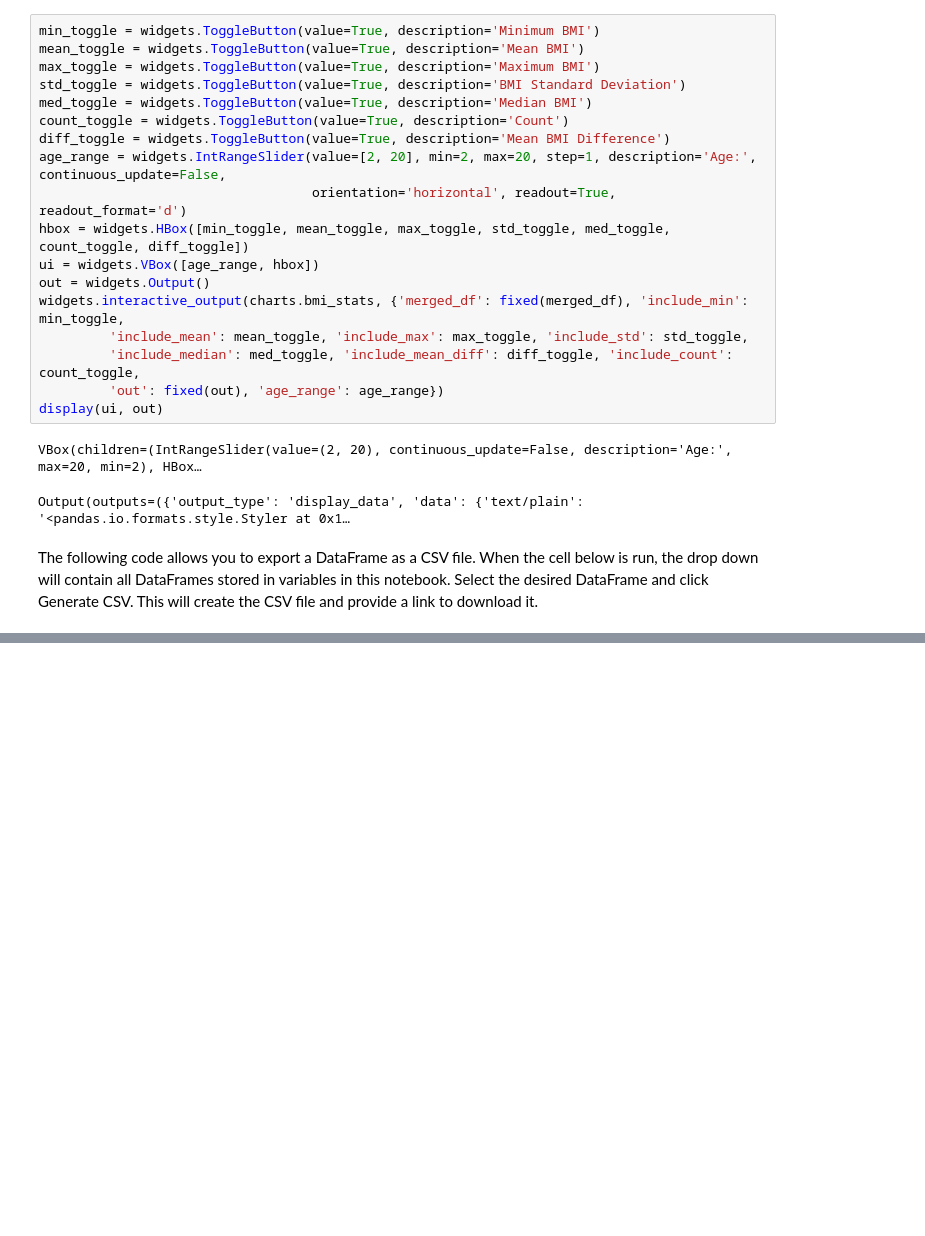
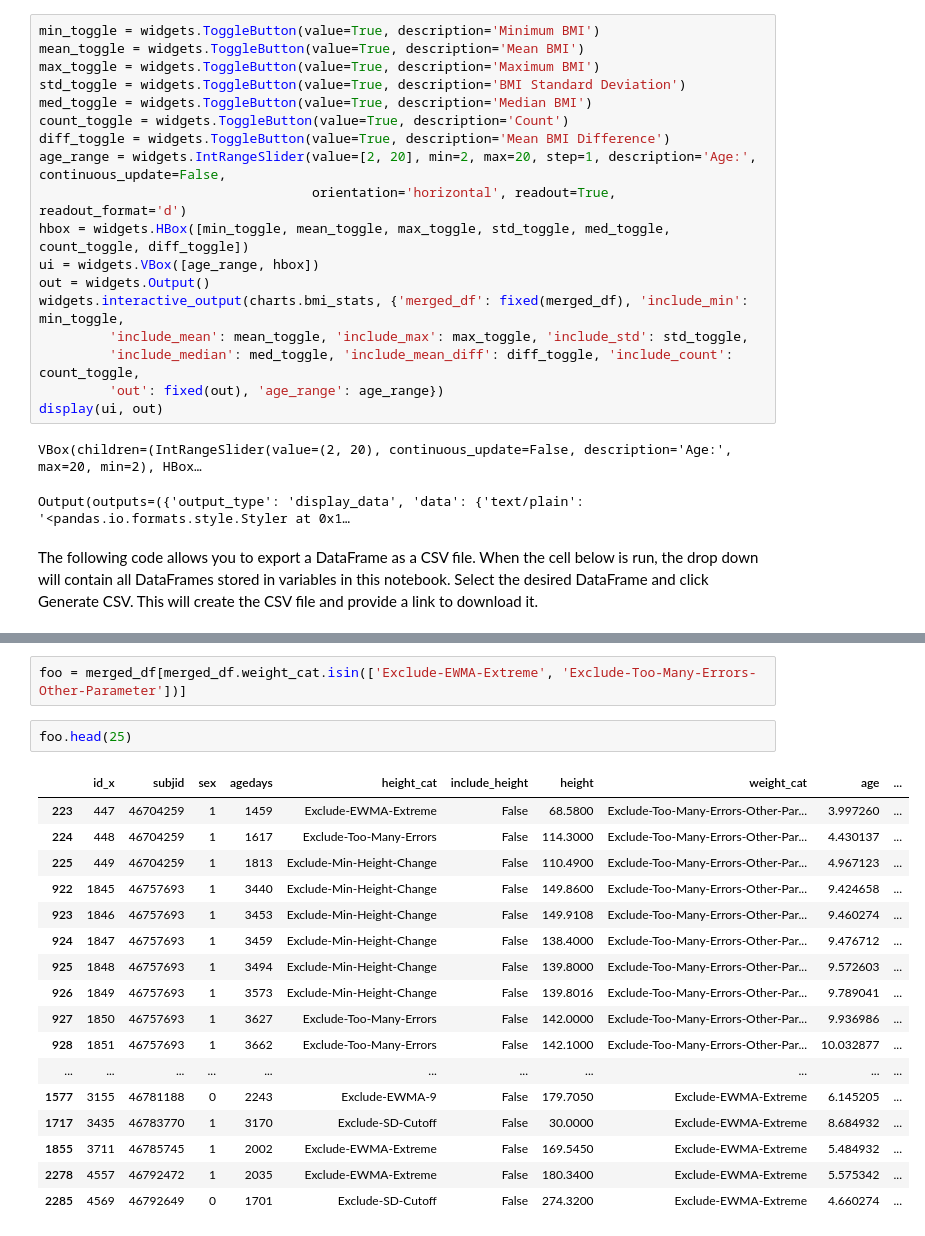
Before and after one commit to mitre/GrowthViz, a Jupyter notebook: Latest Demo Code.ipynb, the cells around one changed output, grey strips where cells are left out. Saved outputs shown, nothing was run; the diff lists cells and outputs as text; blank space fills up the shorter version.

```diff
--- a/Latest Demo Code.ipynb
+++ b/Latest Demo Code.ipynb
@@ -180,3 +202,25 @@ display(ui, out)
 # %% [output]
 VBox(children=(Dropdown(description='Data Frames', options=('cleaned_obs', 'obs', 'bmi_percentiles', 'wt_perce…
 [interactive output not drawn]
+# %%
+foo = merged_df[merged_df.weight_cat.isin(['Exclude-EWMA-Extreme', 'Exclude-Too-Many-Errors-Other-Parameter'])]
+# %%
+foo.head(25)
+# %% [output]
+|  | id_x | subjid | sex | agedays | height_cat | include_height | height | weight_cat | age | ... |
+| 223 | 447 | 46704259 | 1 | 1459 | Exclude-EWMA-Extreme | False | 68.5800 | Exclude-Too-Many-Errors-Other-Par... | 3.997260 | ... |
+| 224 | 448 | 46704259 | 1 | 1617 | Exclude-Too-Many-Errors | False | 114.3000 | Exclude-Too-Many-Errors-Other-Par... | 4.430137 | ... |
+| 225 | 449 | 46704259 | 1 | 1813 | Exclude-Min-Height-Change | False | 110.4900 | Exclude-Too-Many-Errors-Other-Par... | 4.967123 | ... |
+| 922 | 1845 | 46757693 | 1 | 3440 | Exclude-Min-Height-Change | False | 149.8600 | Exclude-Too-Many-Errors-Other-Par... | 9.424658 | ... |
+| 923 | 1846 | 46757693 | 1 | 3453 | Exclude-Min-Height-Change | False | 149.9108 | Exclude-Too-Many-Errors-Other-Par... | 9.460274 | ... |
+| 924 | 1847 | 46757693 | 1 | 3459 | Exclude-Min-Height-Change | False | 138.4000 | Exclude-Too-Many-Errors-Other-Par... | 9.476712 | ... |
+| 925 | 1848 | 46757693 | 1 | 3494 | Exclude-Min-Height-Change | False | 139.8000 | Exclude-Too-Many-Errors-Other-Par... | 9.572603 | ... |
+| 926 | 1849 | 46757693 | 1 | 3573 | Exclude-Min-Height-Change | False | 139.8016 | Exclude-Too-Many-Errors-Other-Par... | 9.789041 | ... |
+| 927 | 1850 | 46757693 | 1 | 3627 | Exclude-Too-Many-Errors | False | 142.0000 | Exclude-Too-Many-Errors-Other-Par... | 9.936986 | ... |
+| 928 | 1851 | 46757693 | 1 | 3662 | Exclude-Too-Many-Errors | False | 142.1000 | Exclude-Too-Many-Errors-Other-Par... | 10.032877 | ... |
+| ... | ... | ... | ... | ... | ... | ... | ... | ... | ... | ... |
+| 1577 | 3155 | 46781188 | 0 | 2243 | Exclude-EWMA-9 | False | 179.7050 | Exclude-EWMA-Extreme | 6.145205 | ... |
+| 1717 | 3435 | 46783770 | 1 | 3170 | Exclude-SD-Cutoff | False | 30.0000 | Exclude-EWMA-Extreme | 8.684932 | ... |
+| 1855 | 3711 | 46785745 | 1 | 2002 | Exclude-EWMA-Extreme | False | 169.5450 | Exclude-EWMA-Extreme | 5.484932 | ... |
+| 2278 | 4557 | 46792472 | 1 | 2035 | Exclude-EWMA-Extreme | False | 180.3400 | Exclude-EWMA-Extreme | 5.575342 | ... |
+| 2285 | 4569 | 46792649 | 0 | 1701 | Exclude-SD-Cutoff | False | 274.3200 | Exclude-EWMA-Extreme | 4.660274 | ... |
```
Also changed, not shown: parts of 2 cells of this notebook, 1 other file.
